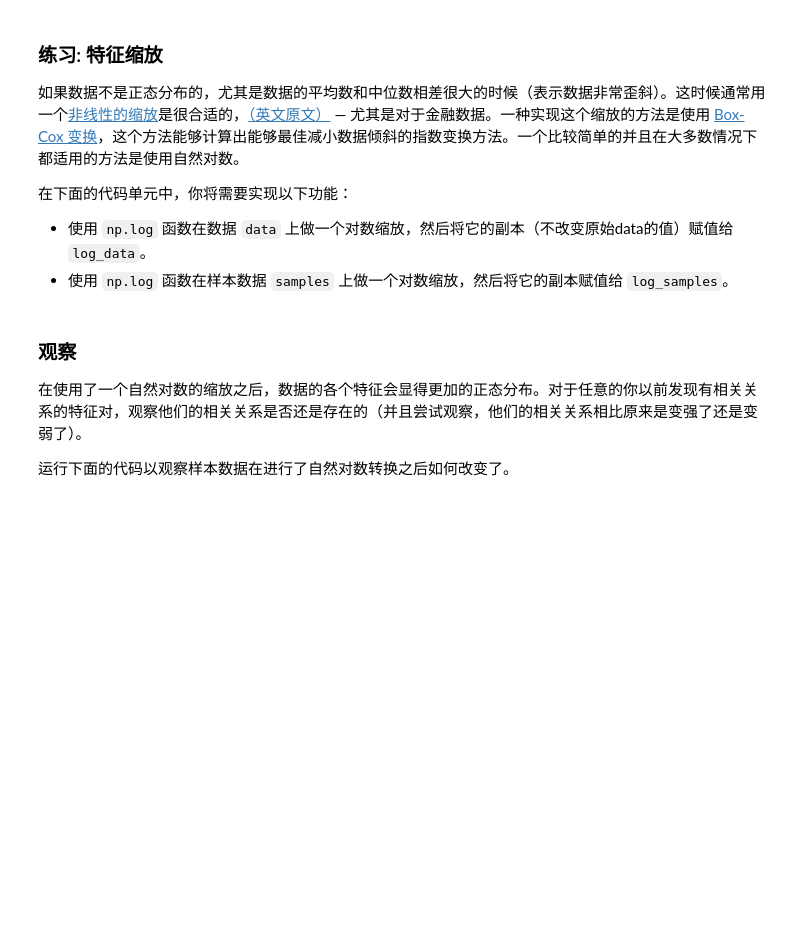
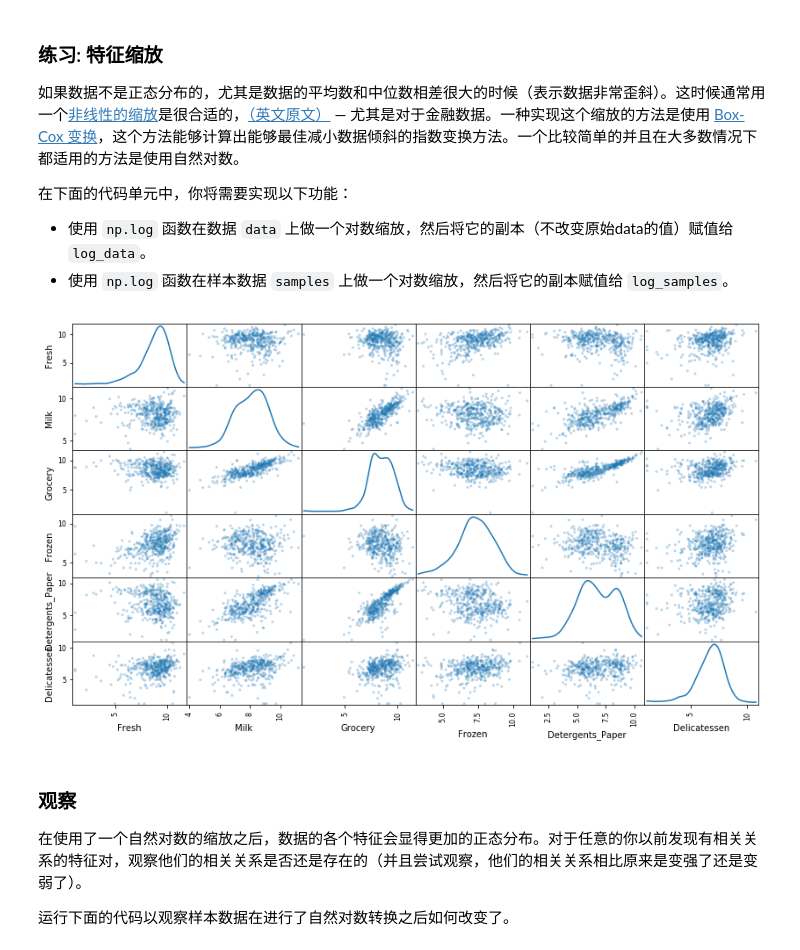
Before and after one commit to LiHua1997/creating_customer_segments, a Jupyter notebook: customer_segments.ipynb, the cells around one changed output. Saved outputs shown, nothing was run; the diff lists cells and outputs as text; code cells hidden in the pictures; blank space fills up the shorter version.

Commit message:
data preprocessing

```diff
--- a/customer_segments.ipynb
+++ b/customer_segments.ipynb
@@ -159,13 +159,15 @@ pd.plotting.scatter_matrix(data, alpha = 0.3, figsize = (14,8), diagonal = 'kde'
  - 使用 `np.log` 函数在样本数据 `samples` 上做一个对数缩放，然后将它的副本赋值给 `log_samples`。
 # %%
 # TODO：使用自然对数缩放数据
-log_data = None
+log_data = np.log(data)
 
 # TODO：使用自然对数缩放样本数据
-log_samples = None
+log_samples = np.log(samples)
 
 # 为每一对新产生的特征制作一个散射矩阵
 pd.plotting.scatter_matrix(log_data, alpha = 0.3, figsize = (14,8), diagonal = 'kde');
+# %% [output]
+[figure, added]
 # %% [markdown]
 ### 观察
 在使用了一个自然对数的缩放之后，数据的各个特征会显得更加的正态分布。对于任意的你以前发现有相关关系的特征对，观察他们的相关关系是否还是存在的（并且尝试观察，他们的相关关系相比原来是变强了还是变弱了）。
```
Also changed, not shown: parts of 6 cells of this notebook.
